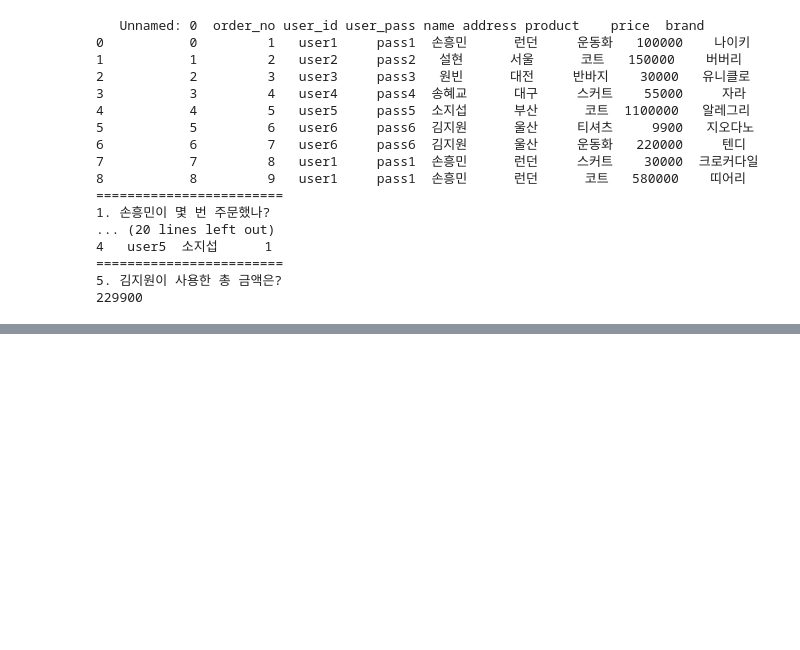
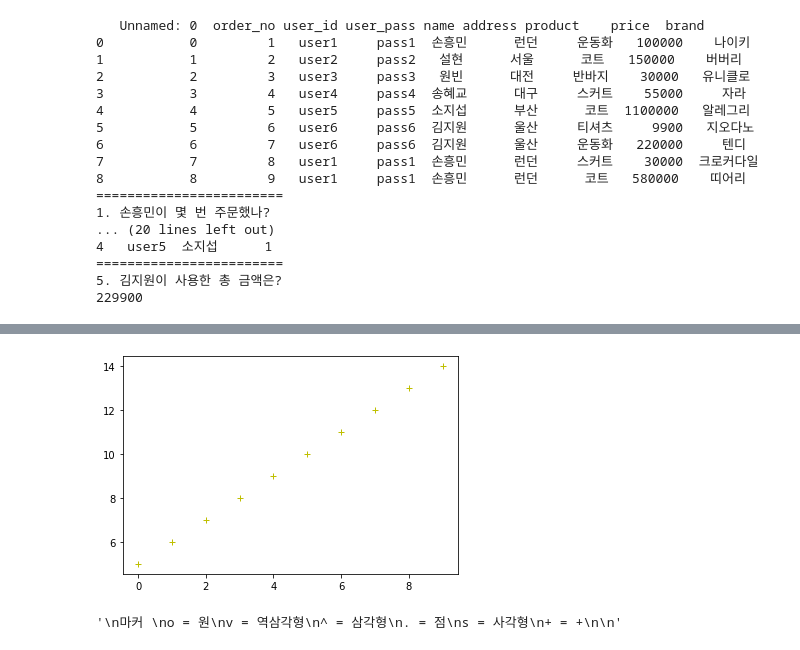
Before and after one commit to WujinK/3.17-, a Jupyter notebook: 3_25.ipynb, the cells around one changed output, grey strips where cells are left out. Cells and saved outputs as stored; diff of their text form; code cells hidden in the pictures; blank space fills up the shorter version.

```diff
--- a/3_25.ipynb
+++ b/3_25.ipynb
@@ -267,0 +302,20 @@ print(df[jw]["price"].sum())
+# %%
+# 마커표시
+x = range(0,10)
+y = range(5,15)
+plt.plot(x,y,'y+') # 색 뒤에 . 이나 o
+plt.show()
+
+'''
+마커
+o = 원
+v = 역삼각형
+^ = 삼각형
+. = 점
+s = 사각형
++ = +
+
+'''
+# %% [output]
+[figure, added]
+'\n마커 \no = 원\nv = 역삼각형\n^ = 삼각형\n. = 점\ns = 사각형\n+ = +\n\n'
```
Also changed, not shown: parts of 4 cells of this notebook.
